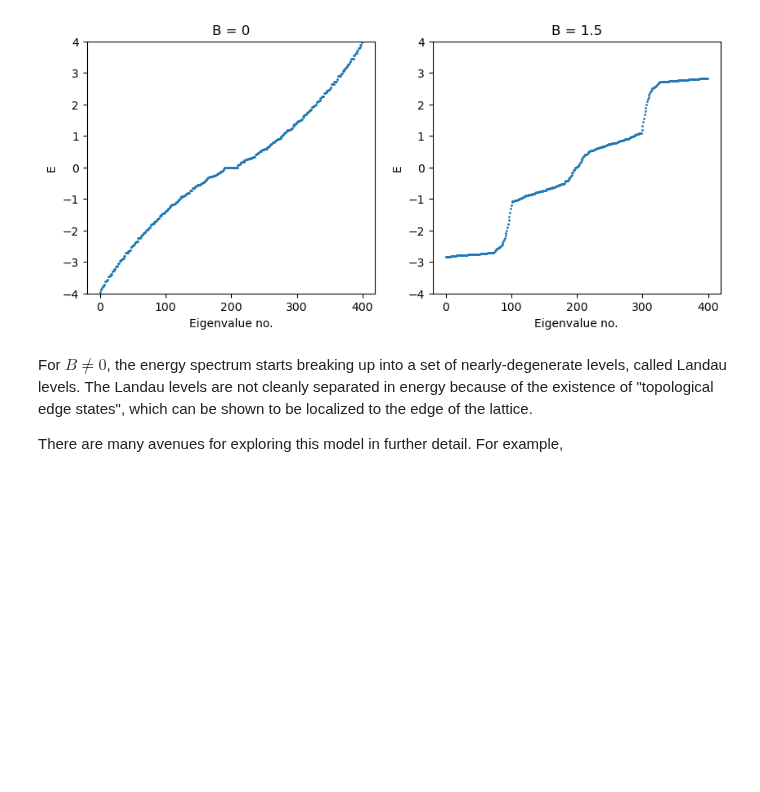
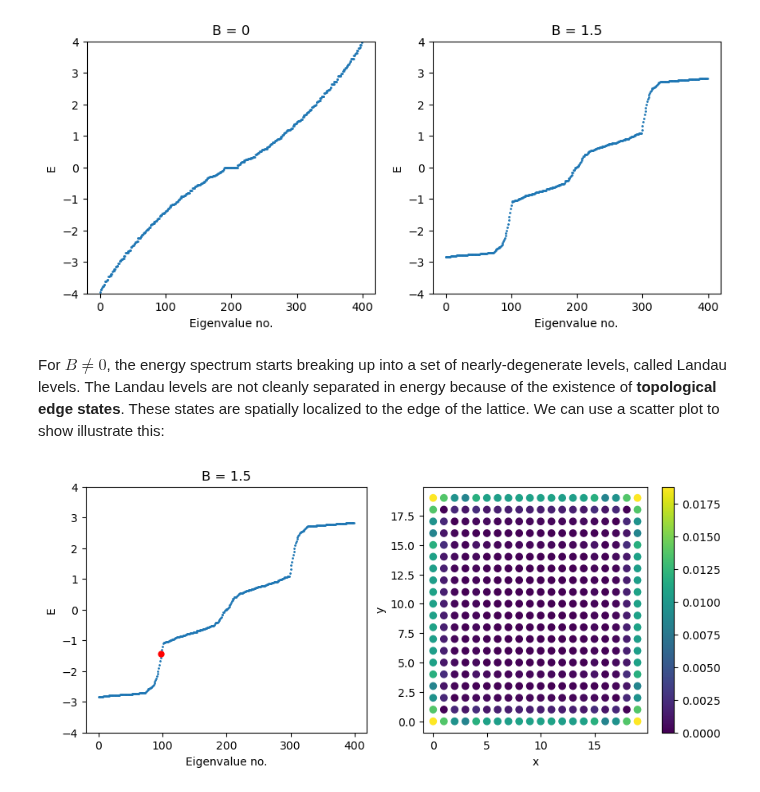
Before and after one commit to seewhydee/ntuphys_nb, a Jupyter notebook: jupyter/tight-binding-starter-kit/tight-binding.ipynb, the cells around one changed output. Drawn from its saved outputs; the diff is of its cells as text; code cells hidden in the pictures; blank space fills up the shorter version.

```diff
--- a/jupyter/tight-binding-starter-kit/tight-binding.ipynb
+++ b/jupyter/tight-binding-starter-kit/tight-binding.ipynb
@@ -319,7 +321,42 @@ def test_hofstadter_spectrum():
 test_hofstadter_spectrum()
 # %% [output]
 [figure]
-# %% [markdown]
-For $B \ne 0$, the energy spectrum starts breaking up into a set of nearly-degenerate levels, called Landau levels. The Landau levels are not cleanly separated in energy because of the existence of "topological edge states", which can be shown to be localized to the edge of the lattice.
-
-There are many avenues for exploring this model in further detail. For example,
+# %% [markdown]
+For $B \ne 0$, the energy spectrum starts breaking up into a set of nearly-degenerate levels, called Landau levels. The Landau levels are not cleanly separated in energy because of the existence of **topological edge states**.  These states are spatially localized to the edge of the lattice. We can use a scatter plot to show illustrate this:
+# %%
+## For the B = 1.5 case of the above example, single out the state at (say) E = -1.5 and plot it.
+def test_hofstadter_intensity():
+    t = 1.0
+    N = 20
+    E_target = -1.5   # We'll study the eigenstate with energy closest to this.
+
+    B = 1.5
+    H, latt = lattice_hofstadter_finite(N, t, B)
+
+    ## First, replot the energies and indicate which one is closest to E_target.
+    E = scipy.linalg.eigvalsh(H.todense())
+    plt.figure(figsize=(10,4))
+    plt.subplot(1,2,1)
+    plt.title('B = {}'.format(B))
+    plt.plot(E, 'o', markersize=1)
+    idx = np.argmin(np.abs(E - E_target))
+    plt.plot(idx, E[idx], 'o', c="r", markersize=5)
+    plt.xlabel('Eigenvalue no.')
+    plt.ylabel('E')
+    plt.ylim(-4, 4)
+
+    plt.subplot(1,2,2)
+    ## Use eigsh to find the solution with eigenvalue closest to the target:
+    E0, psi = scipy.sparse.linalg.eigsh(H, k=1, sigma=E_target)
+    assert np.abs(E0 - E[idx]) < 1e-6     # Double-check that this matches the eigenvalue we found before.
+    r = np.array(latt.site_coordinates()) # Makes a 2D array [[x0, y0], [x1, y1], ...]
+    intensity = np.abs(psi)**2
+    plt.scatter(r[:,0], r[:,1], c=intensity, vmin=0.0)
+    plt.xlabel('x')
+    plt.ylabel('y')
+    plt.colorbar()
+    plt.show()
+
+test_hofstadter_intensity()
+# %% [output]
+[figure, added]
```
Also changed, not shown: parts of 8 cells of this notebook.
